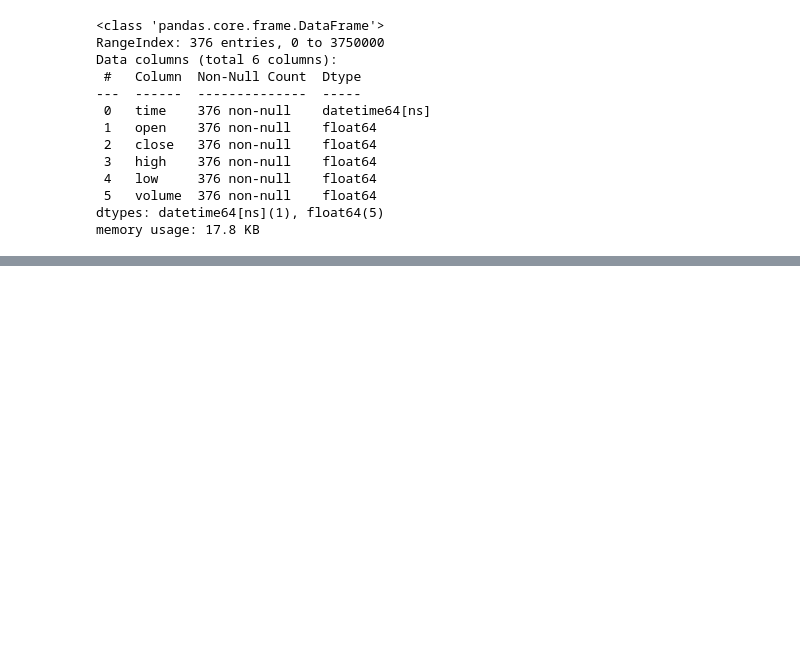
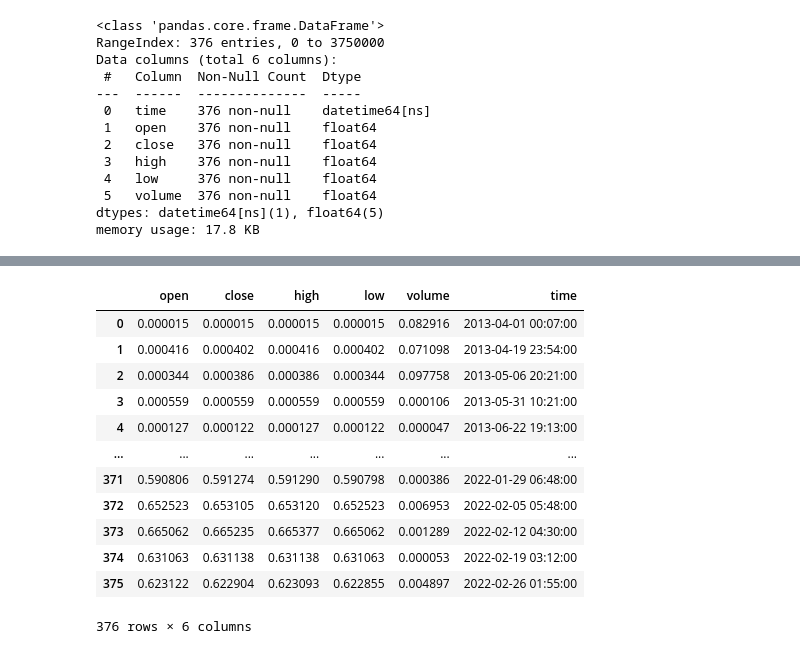
Before and after one commit to lamtrinh259/crypto_forecasting, a Jupyter notebook: notebooks/EDA.ipynb, the cells around one changed output, grey strips where cells are left out. Cells and saved outputs as stored; diff of their text form; code cells hidden in the pictures; blank space fills up the shorter version.

```diff
--- a/notebooks/EDA.ipynb
+++ b/notebooks/EDA.ipynb
@@ -66,0 +88,22 @@ df_downscale = df.
+# %%
+df_mini_X = df_mini.drop(columns='time')
+# %%
+tf1 = MinMaxScaler().fit_transform(df_mini_X)
+# %%
+X_mini = pd.DataFrame(tf1).join(df_mini['time'],)
+X_mini.rename(columns={0:'open',1:'close',2:'high',3:'low',4:'volume'},inplace =True)
+X_mini
+# %% [output]
+|  | open | close | high | low | volume | time |
+| 0 | 0.000015 | 0.000015 | 0.000015 | 0.000015 | 0.082916 | 2013-04-01 00:07:00 |
+| 1 | 0.000416 | 0.000402 | 0.000416 | 0.000402 | 0.071098 | 2013-04-19 23:54:00 |
+| 2 | 0.000344 | 0.000386 | 0.000386 | 0.000344 | 0.097758 | 2013-05-06 20:21:00 |
+| 3 | 0.000559 | 0.000559 | 0.000559 | 0.000559 | 0.000106 | 2013-05-31 10:21:00 |
+| 4 | 0.000127 | 0.000122 | 0.000127 | 0.000122 | 0.000047 | 2013-06-22 19:13:00 |
+| ... | ... | ... | ... | ... | ... | ... |
+| 371 | 0.590806 | 0.591274 | 0.591290 | 0.590798 | 0.000386 | 2022-01-29 06:48:00 |
+| 372 | 0.652523 | 0.653105 | 0.653120 | 0.652523 | 0.006953 | 2022-02-05 05:48:00 |
+| 373 | 0.665062 | 0.665235 | 0.665377 | 0.665062 | 0.001289 | 2022-02-12 04:30:00 |
+| 374 | 0.631063 | 0.631138 | 0.631138 | 0.631063 | 0.000053 | 2022-02-19 03:12:00 |
+| 375 | 0.623122 | 0.622904 | 0.623093 | 0.622855 | 0.004897 | 2022-02-26 01:55:00 |
+376 rows × 6 columns
```
Also changed, not shown: parts of 10 cells of this notebook.
